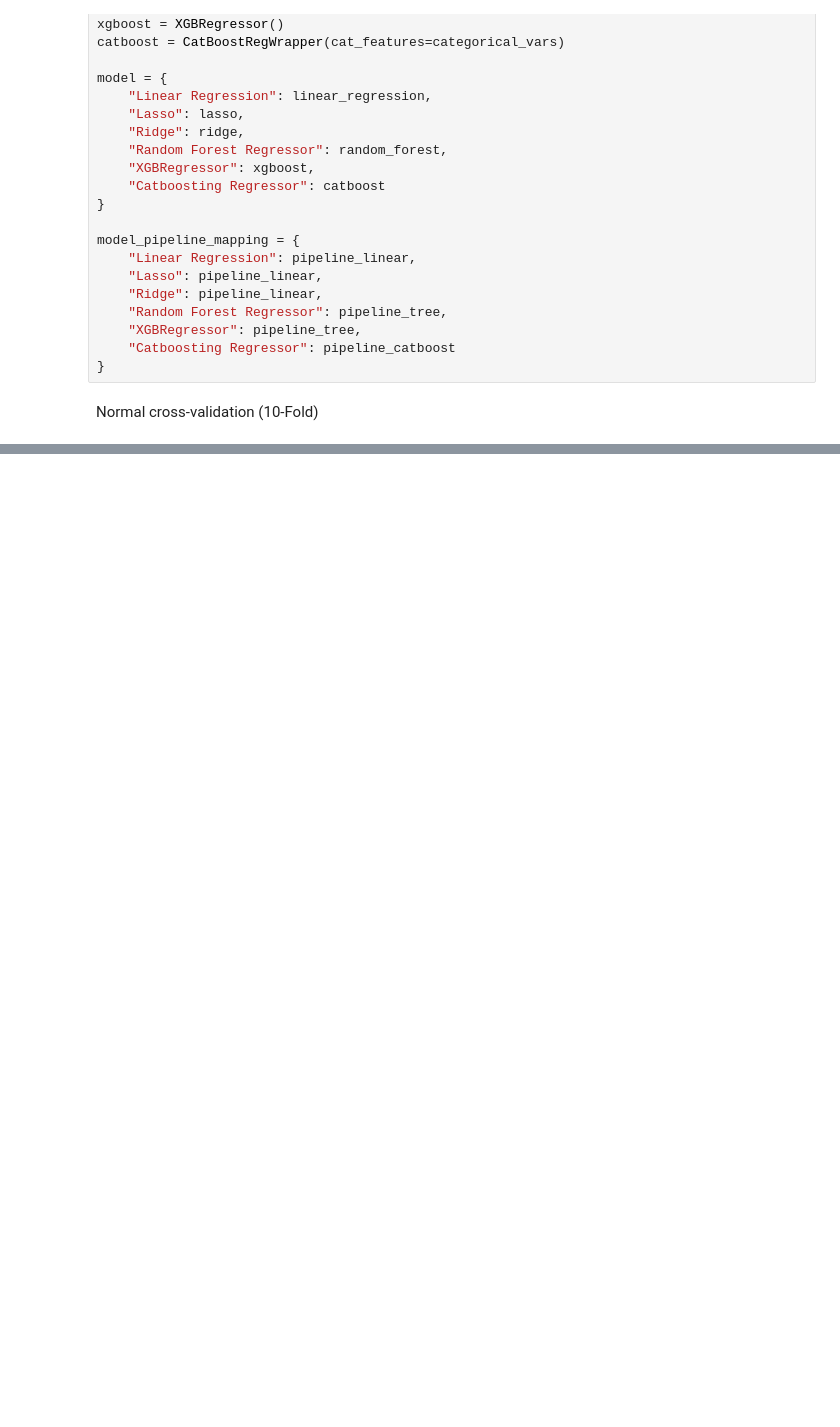
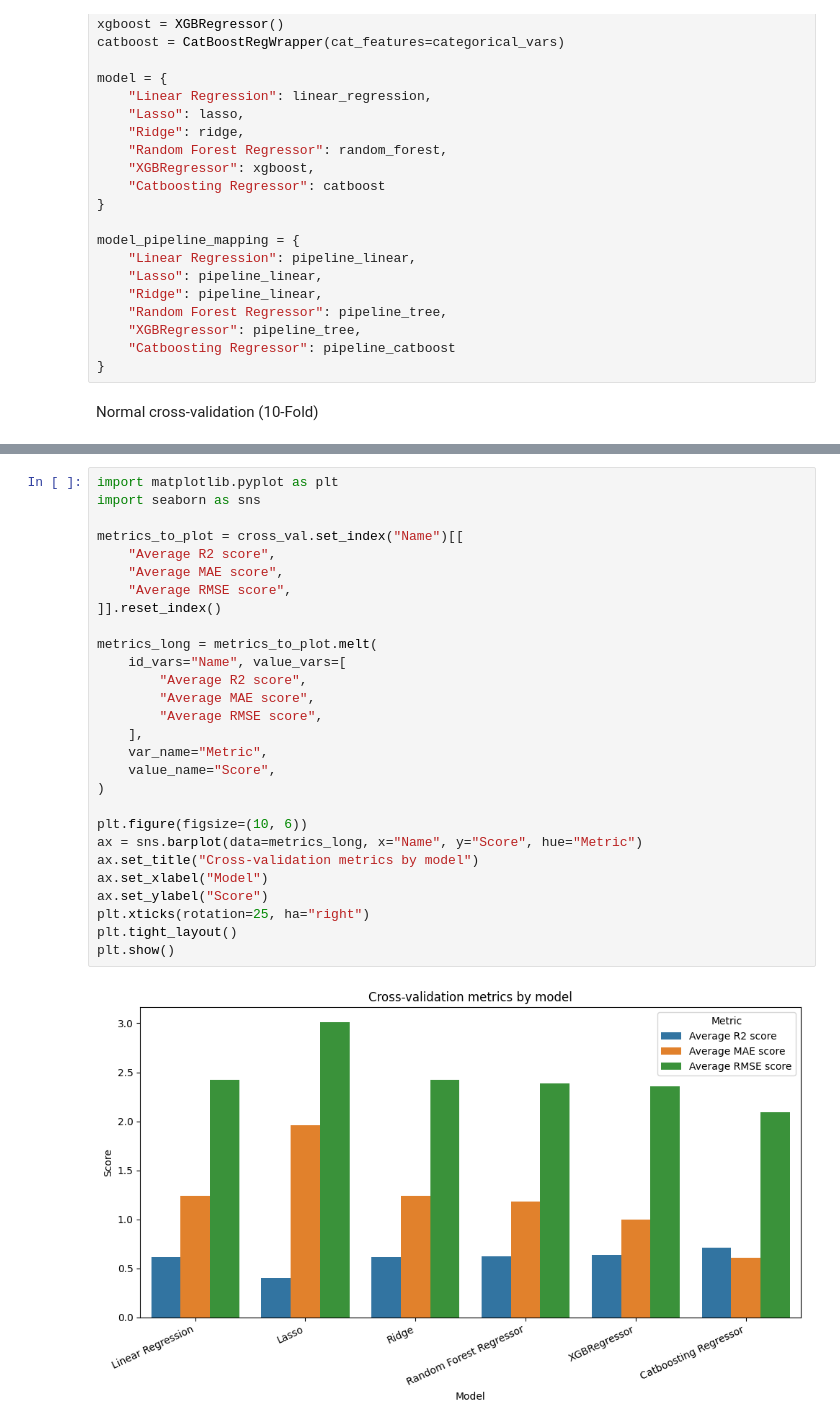
Before and after one commit to MinhLaFuch/Data-Mining-Final-Project, a Jupyter notebook: model_selection.ipynb, the cells around one changed output, grey strips where cells are left out. Drawn from its saved outputs; the diff is of its cells as text; blank space fills up the shorter version.

```diff
--- a/model_selection.ipynb
+++ b/model_selection.ipynb
@@ -428,2 +428,32 @@ cross_val
 | 4 | XGBRegressor | 0.635274 | 0.997250 | 2.359032 |
 | 5 | Catboosting Regressor | 0.711904 | 0.606789 | 2.091051 |
+# %%
+import matplotlib.pyplot as plt
+import seaborn as sns
+
+metrics_to_plot = cross_val.set_index("Name")[[
+    "Average R2 score",
+    "Average MAE score",
+    "Average RMSE score",
+]].reset_index()
+
+metrics_long = metrics_to_plot.melt(
+    id_vars="Name", value_vars=[
+        "Average R2 score",
+        "Average MAE score",
+        "Average RMSE score",
+    ],
+    var_name="Metric",
+    value_name="Score",
+)
+
+plt.figure(figsize=(10, 6))
+ax = sns.barplot(data=metrics_long, x="Name", y="Score", hue="Metric")
+ax.set_title("Cross-validation metrics by model")
+ax.set_xlabel("Model")
+ax.set_ylabel("Score")
+plt.xticks(rotation=25, ha="right")
+plt.tight_layout()
+plt.show()
+# %% [output]
+[figure, added]
```
Also changed, not shown: parts of 1 cell of this notebook, 6 other files.
